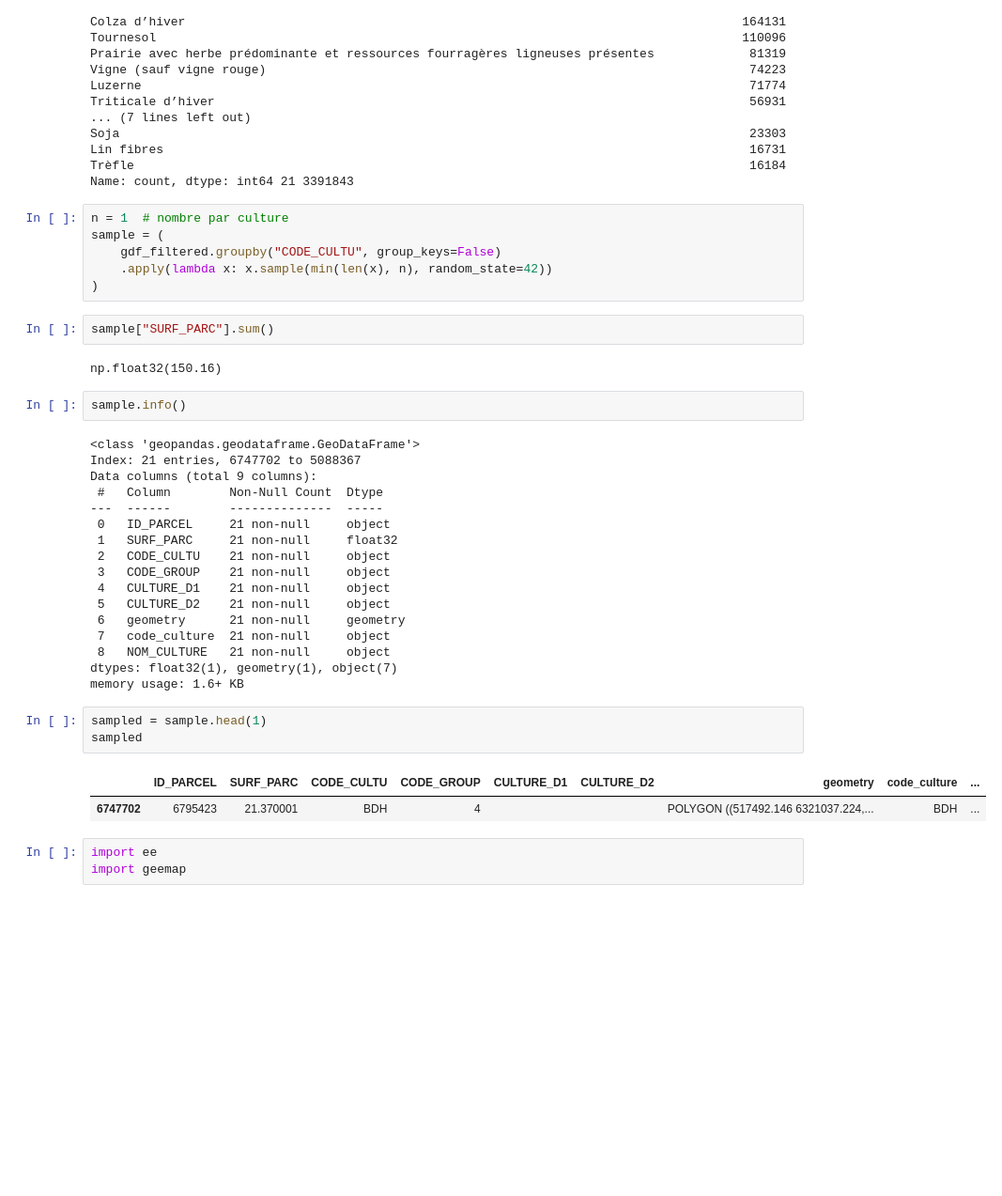
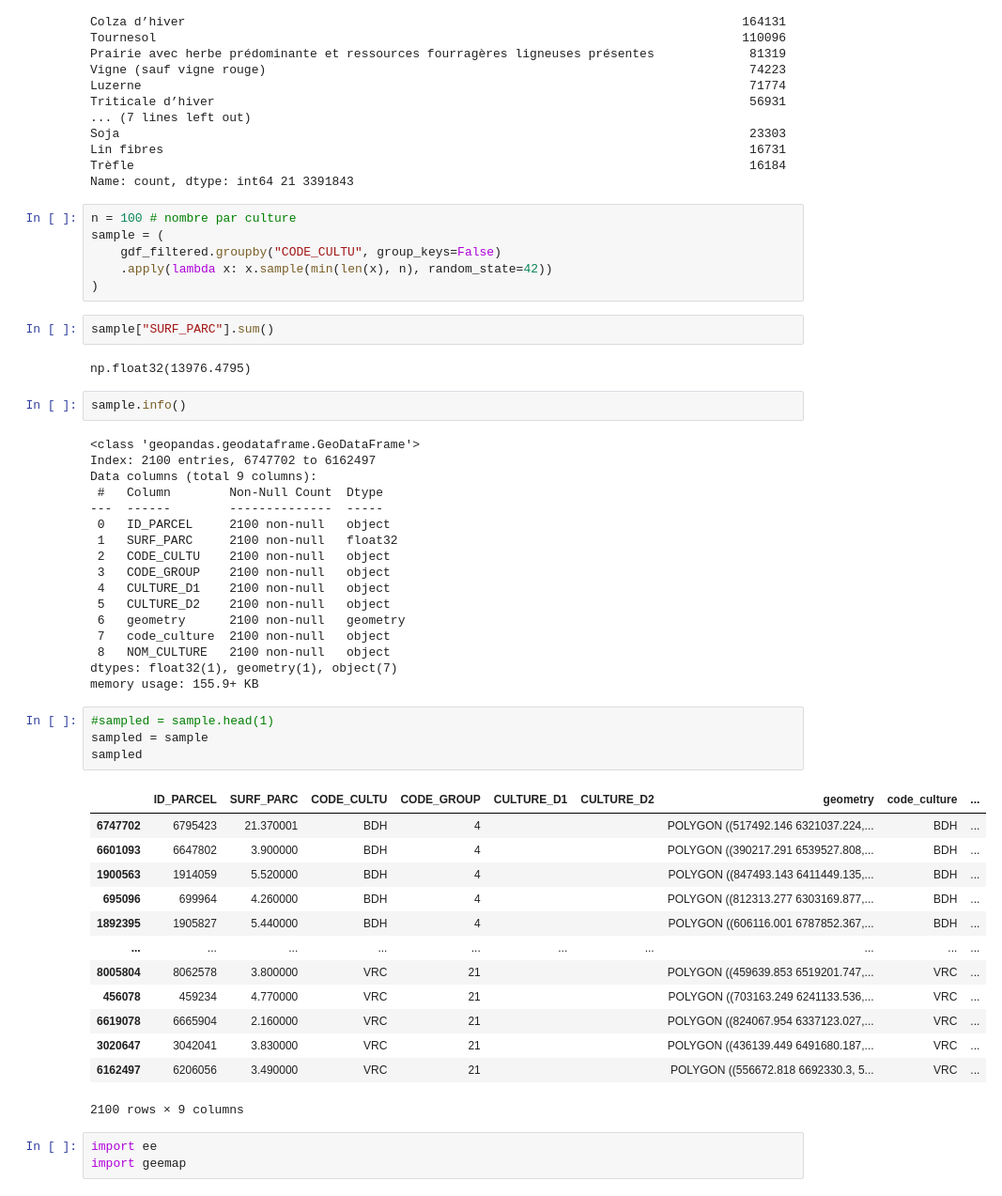
Before and after one commit to giovannisetaro/DSWProject_CropIdentification, a Jupyter notebook: Data_collection.ipynb, the cells around one changed output. Shown at 94% size. Saved outputs shown, nothing was run; the diff lists cells and outputs as text; blank space fills up the shorter version.

```diff
--- a/Data_collection.ipynb
+++ b/Data_collection.ipynb
@@ -80,7 +82,7 @@ Lin fibres
 Trèfle                                                                                    16184
 Name: count, dtype: int64 21 3391843
 # %%
-n = 1  # nombre par culture
+n = 100 # nombre par culture
 sample = (
     gdf_filtered.groupby("CODE_CULTU", group_keys=False)
     .apply(lambda x: x.sample(min(len(x), n), random_state=42))
@@ -88,32 +90,44 @@ sample = (
 # %%
 sample["SURF_PARC"].sum()
 # %% [output]
-np.float32(150.16)
+np.float32(13976.4795)
 # %%
 sample.info()
 # %% [output]
 <class 'geopandas.geodataframe.GeoDataFrame'>
-Index: 21 entries, 6747702 to 5088367
+Index: 2100 entries, 6747702 to 6162497
 Data columns (total 9 columns):
  #   Column        Non-Null Count  Dtype
 ---  ------        --------------  -----
- 0   ID_PARCEL     21 non-null     object
- 1   SURF_PARC     21 non-null     float32
- 2   CODE_CULTU    21 non-null     object
- 3   CODE_GROUP    21 non-null     object
- 4   CULTURE_D1    21 non-null     object
- 5   CULTURE_D2    21 non-null     object
- 6   geometry      21 non-null     geometry
- 7   code_culture  21 non-null     object
- 8   NOM_CULTURE   21 non-null     object
+ 0   ID_PARCEL     2100 non-null   object
+ 1   SURF_PARC     2100 non-null   float32
+ 2   CODE_CULTU    2100 non-null   object
+ 3   CODE_GROUP    2100 non-null   object
+ 4   CULTURE_D1    2100 non-null   object
+ 5   CULTURE_D2    2100 non-null   object
+ 6   geometry      2100 non-null   geometry
+ 7   code_culture  2100 non-null   object
+ 8   NOM_CULTURE   2100 non-null   object
 dtypes: float32(1), geometry(1), object(7)
-memory usage: 1.6+ KB
+memory usage: 155.9+ KB
 # %%
-sampled = sample.head(1)
+#sampled = sample.head(1)
+sampled = sample
 sampled
 # %% [output]
 |  | ID_PARCEL | SURF_PARC | CODE_CULTU | CODE_GROUP | CULTURE_D1 | CULTURE_D2 | geometry | code_culture | ... |
 | 6747702 | 6795423 | 21.370001 | BDH | 4 |  |  | POLYGON ((517492.146 6321037.224,... | BDH | ... |
+| 6601093 | 6647802 | 3.900000 | BDH | 4 |  |  | POLYGON ((390217.291 6539527.808,... | BDH | ... |
+| 1900563 | 1914059 | 5.520000 | BDH | 4 |  |  | POLYGON ((847493.143 6411449.135,... | BDH | ... |
+| 695096 | 699964 | 4.260000 | BDH | 4 |  |  | POLYGON ((812313.277 6303169.877,... | BDH | ... |
+| 1892395 | 1905827 | 5.440000 | BDH | 4 |  |  | POLYGON ((606116.001 6787852.367,... | BDH | ... |
+| ... | ... | ... | ... | ... | ... | ... | ... | ... | ... |
+| 8005804 | 8062578 | 3.800000 | VRC | 21 |  |  | POLYGON ((459639.853 6519201.747,... | VRC | ... |
+| 456078 | 459234 | 4.770000 | VRC | 21 |  |  | POLYGON ((703163.249 6241133.536,... | VRC | ... |
+| 6619078 | 6665904 | 2.160000 | VRC | 21 |  |  | POLYGON ((824067.954 6337123.027,... | VRC | ... |
+| 3020647 | 3042041 | 3.830000 | VRC | 21 |  |  | POLYGON ((436139.449 6491680.187,... | VRC | ... |
+| 6162497 | 6206056 | 3.490000 | VRC | 21 |  |  | POLYGON ((556672.818 6692330.3, 5... | VRC | ... |
+2100 rows × 9 columns
 # %%
 import ee
 import geemap
```
Also changed, not shown: parts of 16 cells of this notebook.
